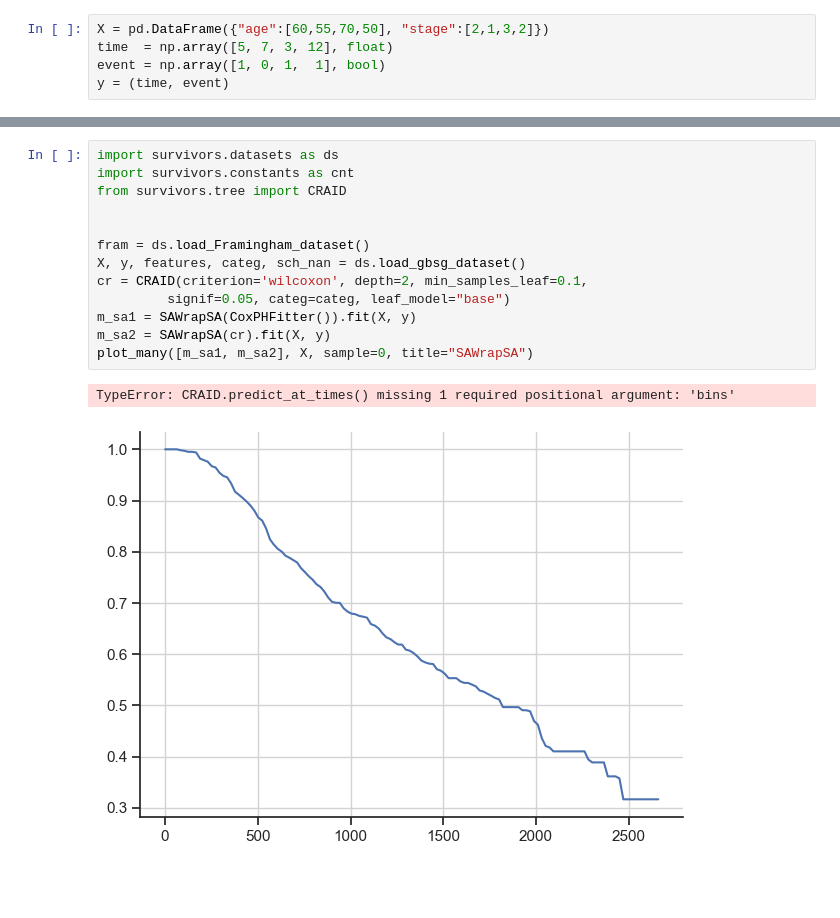
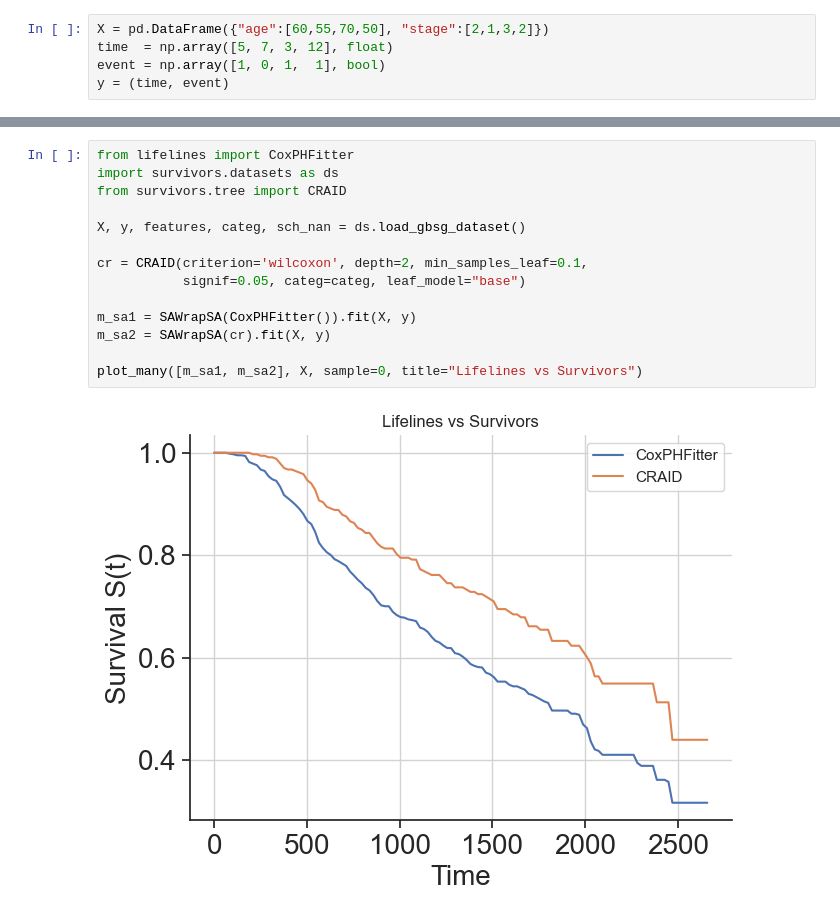
Before and after one commit to DimonZhi/SAWrap, a Jupyter notebook: wrap.ipynb, the cells around one changed output, grey strips where cells are left out. Saved outputs shown, nothing was run; the diff lists cells and outputs as text; blank space fills up the shorter version.

```diff
--- a/wrap.ipynb
+++ b/wrap.ipynb
@@ -287,16 +345,16 @@ plot_many([m_sa1, m_sa2], X, sample=0, title="SAWrapSA")
 # %%
+from lifelines import CoxPHFitter
 import survivors.datasets as ds
-import survivors.constants as cnt
 from survivors.tree import CRAID
 
+X, y, features, categ, sch_nan = ds.load_gbsg_dataset()
 
-fram = ds.load_Framingham_dataset()
-X, y, features, categ, sch_nan = ds.load_gbsg_dataset()
 cr = CRAID(criterion='wilcoxon', depth=2, min_samples_leaf=0.1,
-         signif=0.05, categ=categ, leaf_model="base")
+           signif=0.05, categ=categ, leaf_model="base")
+
 m_sa1 = SAWrapSA(CoxPHFitter()).fit(X, y)
 m_sa2 = SAWrapSA(cr).fit(X, y)
-plot_many([m_sa1, m_sa2], X, sample=0, title="SAWrapSA")
+
+plot_many([m_sa1, m_sa2], X, sample=0, title="Lifelines vs Survivors")
 # %% [output]
-TypeError: CRAID.predict_at_times() missing 1 required positional argument: 'bins'
-[figure, old version]
+[figure, new version]
```
Also changed, not shown: parts of 8 cells of this notebook.
